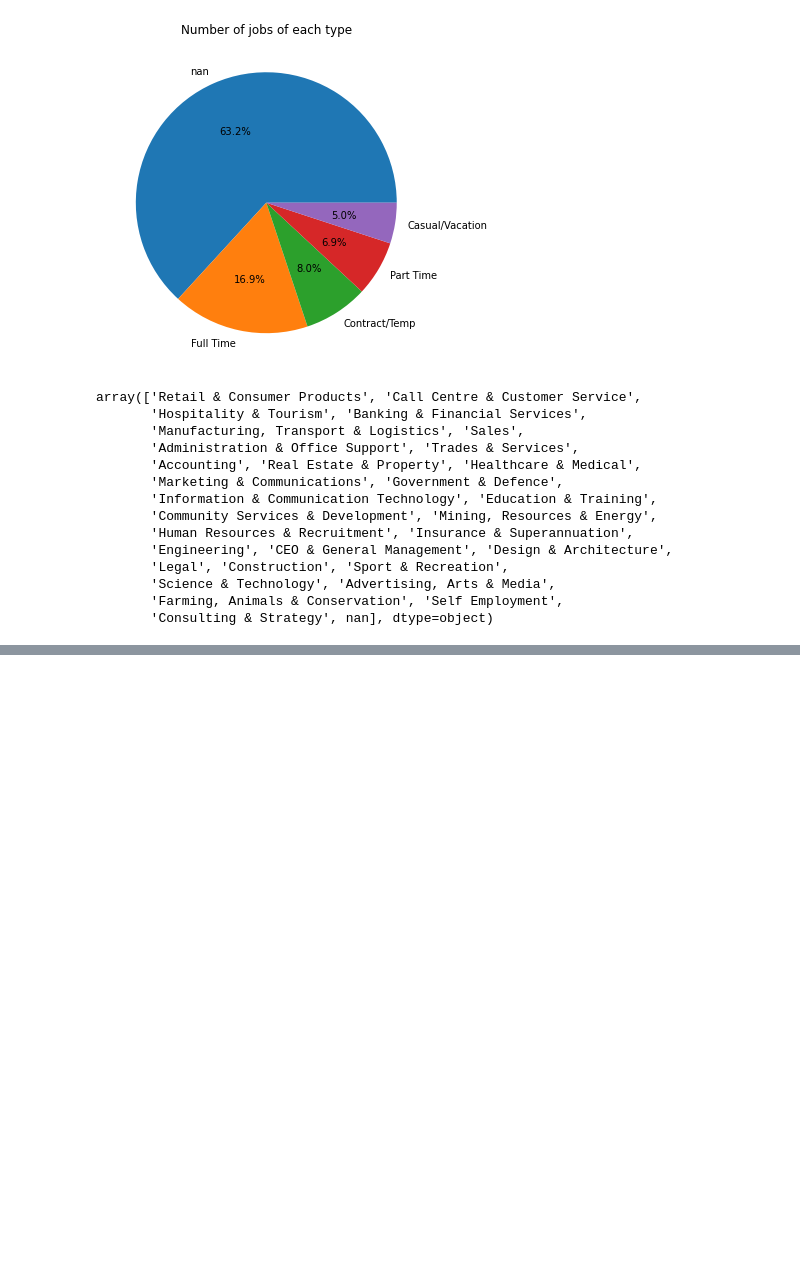
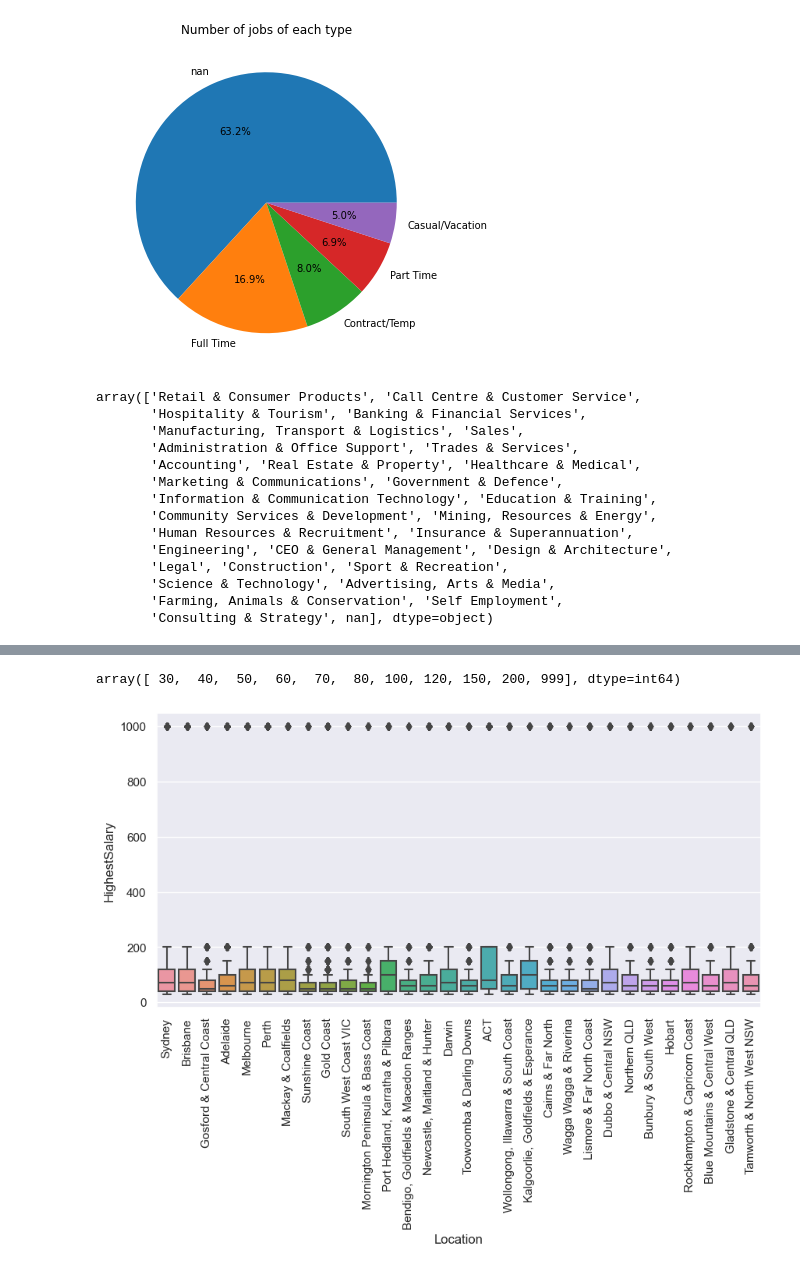
Before and after one commit to NguyenQuangHuy1305/DataAnalytics, a Jupyter notebook: assignment/assignment123.ipynb, the cells around one changed output, grey strips where cells are left out. Drawn from its saved outputs; the diff is of its cells as text; code cells hidden in the pictures; blank space fills up the shorter version.

```diff
--- a/assignment/assignment123.ipynb
+++ b/assignment/assignment123.ipynb
@@ -468,0 +506,3 @@ AttributeError: 'Series' object has no attribute 'key'
+# %%
+Cities_series=data.Location.value_counts(ascending=False).head(30)
+Cities_series.index.array
@@ -468,0 +527,3 @@ AttributeError: 'Series' object has no attribute 'key'
+# %%
+test_data=data
+test_data.head(2)
@@ -468,0 +534,5 @@ AttributeError: 'Series' object has no attribute 'key'
+# %%
+# test_data = test_data.drop(test_data[test_data.Location in Cities_series.index.array].index)
+
+test_data = test_data[test_data['Location'].isin(Cities_series.index.array)]
+test_data.head()
@@ -468,0 +546,15 @@ AttributeError: 'Series' object has no attribute 'key'
+# %%
+test_data.HighestSalary.unique()
+# %% [output]
+array([ 30,  40,  50,  60,  70,  80, 100, 120, 150, 200, 999], dtype=int64)
+# %%
+# data.boxplot(column="HighestSalary", by=Cities_series)
+from matplotlib.pyplot import figure
+
+figure(figsize=(10, 5), dpi=100)
+
+sns.boxplot(x="Location", y="HighestSalary", data=test_data)
+plt.xticks(rotation=90)
+plt.show()
+# %% [output]
+[figure, added]
```
Also changed, not shown: parts of 18 cells of this notebook, 1 other file.
